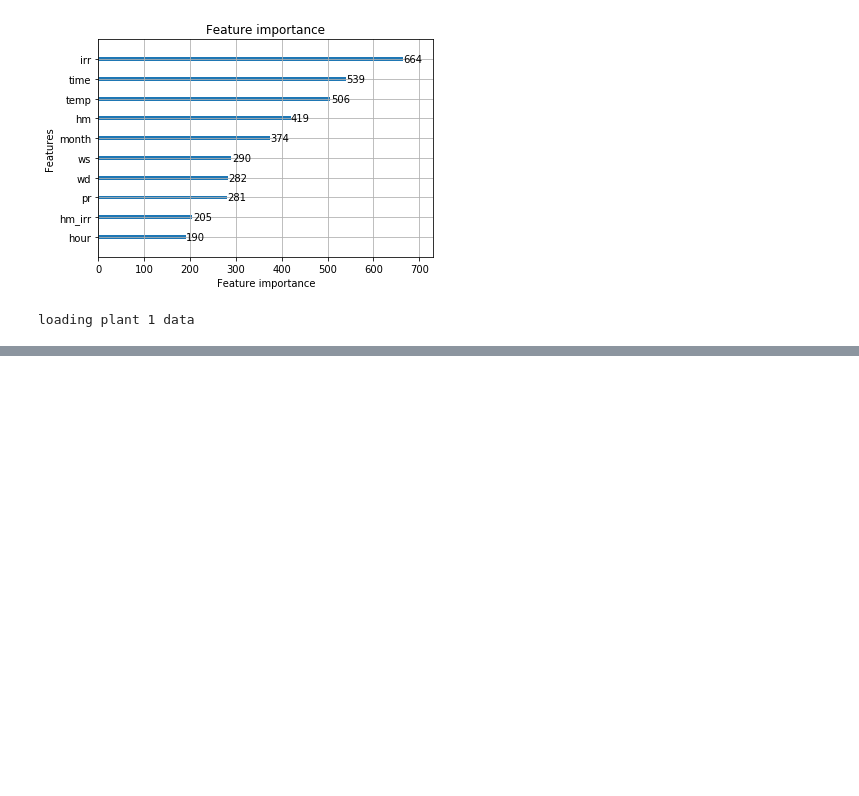
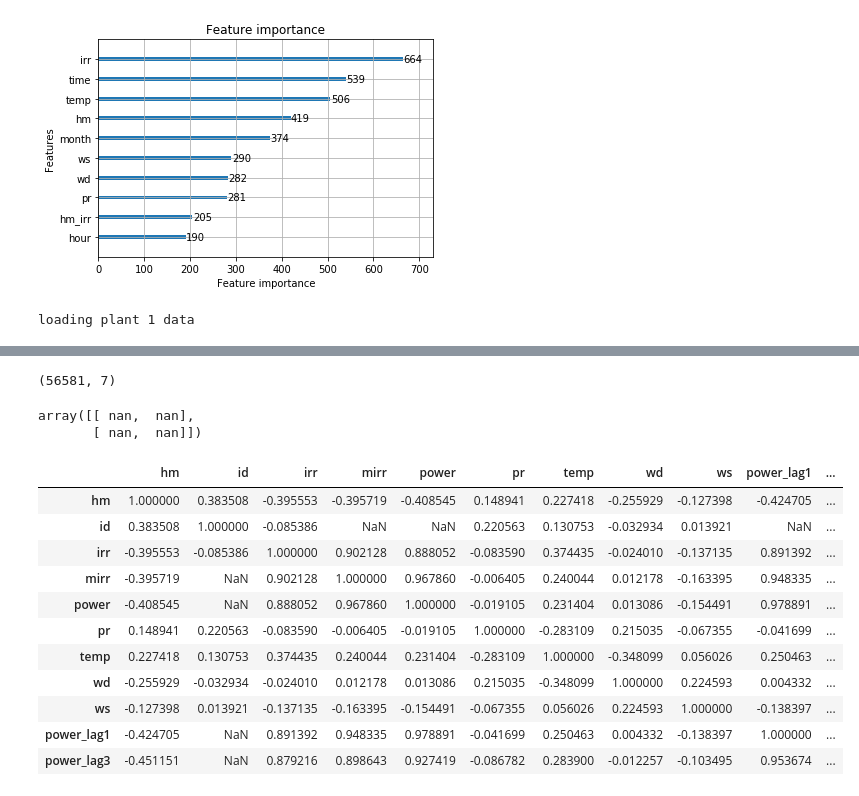
Before and after one commit to EvilPsyCHo/competition, a Jupyter notebook: gngf/notebook/EDA 特征工程.ipynb, the cells around one changed output, grey strips where cells are left out. Saved outputs shown, nothing was run; the diff lists cells and outputs as text; code cells hidden in the pictures; blank space fills up the shorter version.

```diff
--- a/gngf/notebook/EDA 特征工程.ipynb
+++ b/gngf/notebook/EDA 特征工程.ipynb
@@ -447,0 +533,26 @@ loading plant 1 data
+# %%
+x.shape
+# %% [output]
+(56581, 7)
+# %%
+np.cov(x[0], x[1])
+# %% [output]
+array([[ nan,  nan],
+       [ nan,  nan]])
+# %%
+data['power_lag3'] = data['power'].shift(3)
+# %%
+data.corr()
+# %% [output]
+|  | hm | id | irr | mirr | power | pr | temp | wd | ws | power_lag1 | ... |
+| hm | 1.000000 | 0.383508 | -0.395553 | -0.395719 | -0.408545 | 0.148941 | 0.227418 | -0.255929 | -0.127398 | -0.424705 | ... |
+| id | 0.383508 | 1.000000 | -0.085386 | NaN | NaN | 0.220563 | 0.130753 | -0.032934 | 0.013921 | NaN | ... |
+| irr | -0.395553 | -0.085386 | 1.000000 | 0.902128 | 0.888052 | -0.083590 | 0.374435 | -0.024010 | -0.137135 | 0.891392 | ... |
+| mirr | -0.395719 | NaN | 0.902128 | 1.000000 | 0.967860 | -0.006405 | 0.240044 | 0.012178 | -0.163395 | 0.948335 | ... |
+| power | -0.408545 | NaN | 0.888052 | 0.967860 | 1.000000 | -0.019105 | 0.231404 | 0.013086 | -0.154491 | 0.978891 | ... |
+| pr | 0.148941 | 0.220563 | -0.083590 | -0.006405 | -0.019105 | 1.000000 | -0.283109 | 0.215035 | -0.067355 | -0.041699 | ... |
+| temp | 0.227418 | 0.130753 | 0.374435 | 0.240044 | 0.231404 | -0.283109 | 1.000000 | -0.348099 | 0.056026 | 0.250463 | ... |
+| wd | -0.255929 | -0.032934 | -0.024010 | 0.012178 | 0.013086 | 0.215035 | -0.348099 | 1.000000 | 0.224593 | 0.004332 | ... |
+| ws | -0.127398 | 0.013921 | -0.137135 | -0.163395 | -0.154491 | -0.067355 | 0.056026 | 0.224593 | 1.000000 | -0.138397 | ... |
+| power_lag1 | -0.424705 | NaN | 0.891392 | 0.948335 | 0.978891 | -0.041699 | 0.250463 | 0.004332 | -0.138397 | 1.000000 | ... |
+| power_lag3 | -0.451151 | NaN | 0.879216 | 0.898643 | 0.927419 | -0.086782 | 0.283900 | -0.012257 | -0.103495 | 0.953674 | ... |
```
Also changed, not shown: parts of 8 cells of this notebook, 7 other files.
